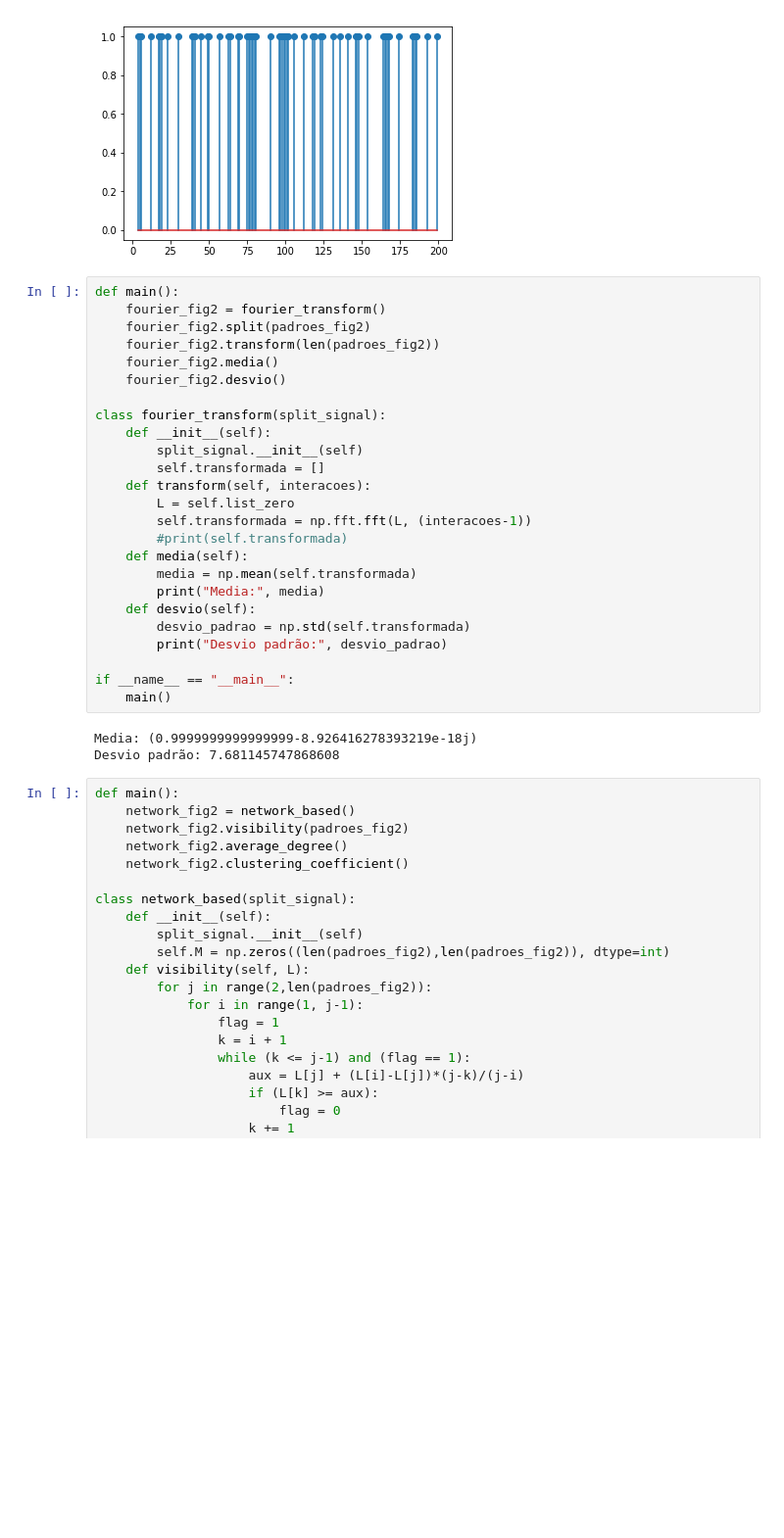
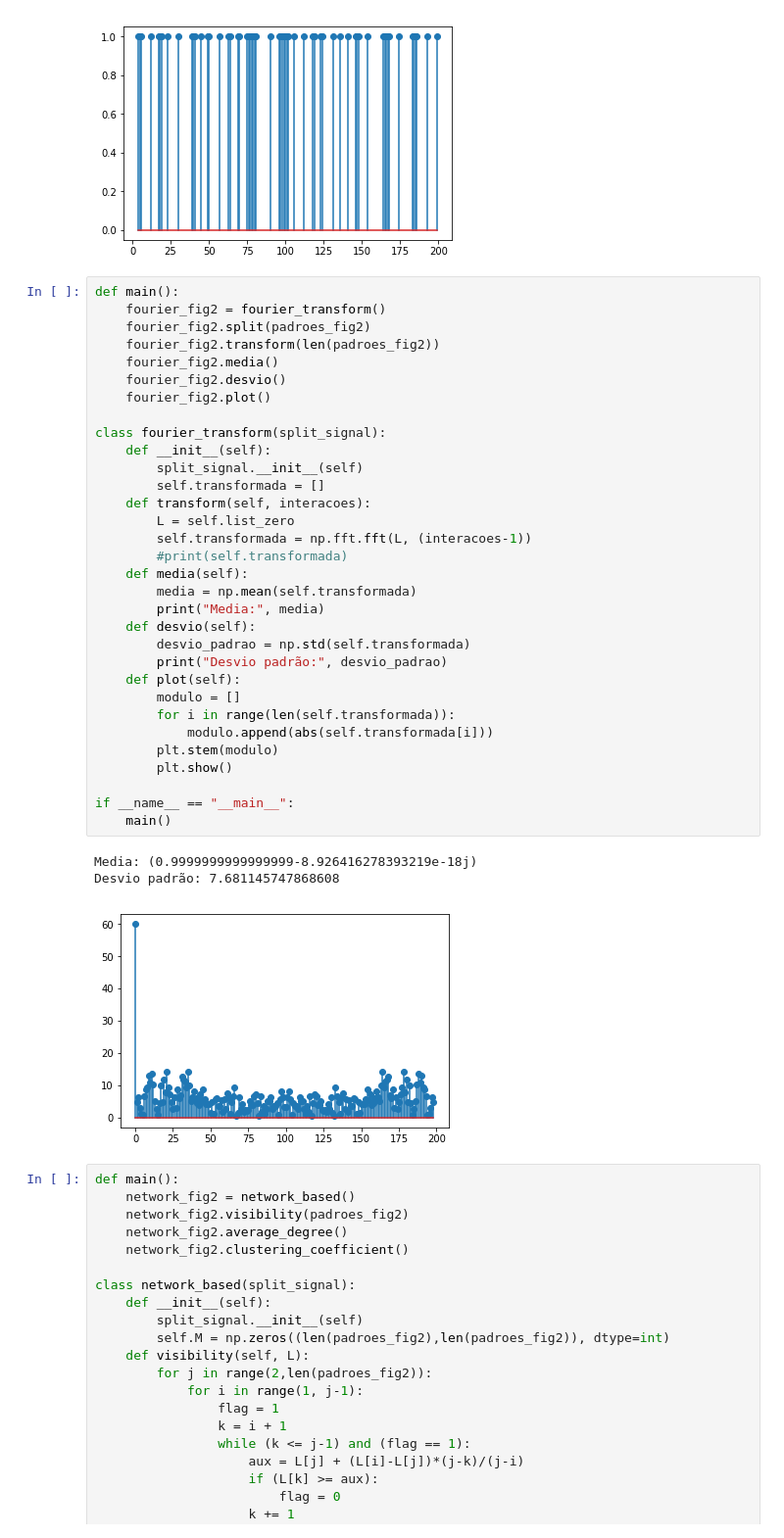
Before and after one commit to ricardotetti/pattern_recognition_and_analisys, a Jupyter notebook: proj_2/Projeto 2.ipynb, the cells around one changed output. Shown at 98% size. Saved outputs shown, nothing was run; the diff lists cells and outputs as text; blank space fills up the shorter version.

```diff
--- a/proj_2/Projeto 2.ipynb
+++ b/proj_2/Projeto 2.ipynb
@@ -257,31 +257,39 @@ Evenness: 4497.849352536942
 # %%
 def main():
     fourier_fig2 = fourier_transform()
     fourier_fig2.split(padroes_fig2)
     fourier_fig2.transform(len(padroes_fig2))
     fourier_fig2.media()
     fourier_fig2.desvio()
+    fourier_fig2.plot()
 
 class fourier_transform(split_signal):
     def __init__(self):
         split_signal.__init__(self)
         self.transformada = []
     def transform(self, interacoes):
         L = self.list_zero
         self.transformada = np.fft.fft(L, (interacoes-1))
         #print(self.transformada)
     def media(self):
         media = np.mean(self.transformada)
         print("Media:", media)
     def desvio(self):
         desvio_padrao = np.std(self.transformada)
         print("Desvio padrão:", desvio_padrao)
+    def plot(self):
+        modulo = []
+        for i in range(len(self.transformada)):
+            modulo.append(abs(self.transformada[i]))
+        plt.stem(modulo)
+        plt.show()
 
 if __name__ == "__main__":
     main()
 # %% [output]
 Media: (0.9999999999999999-8.926416278393219e-18j)
 Desvio padrão: 7.681145747868608
+[figure, added]
 # %%
 def main():
     network_fig2 = network_based()
```
